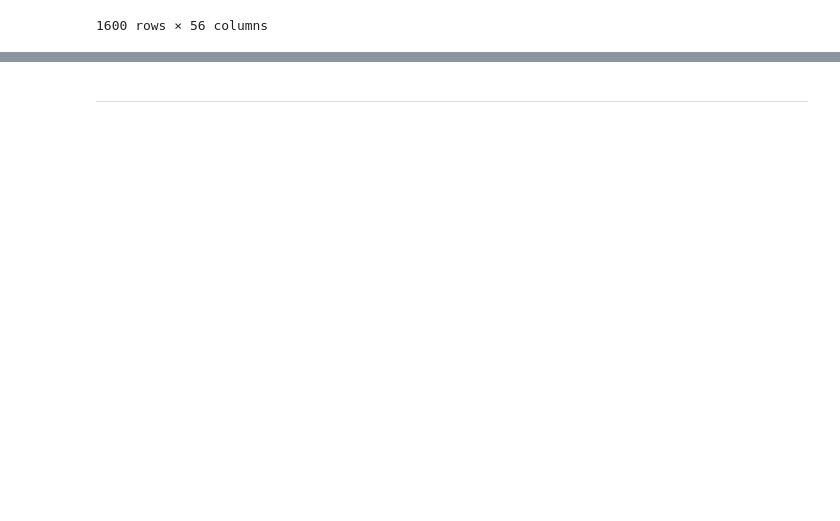
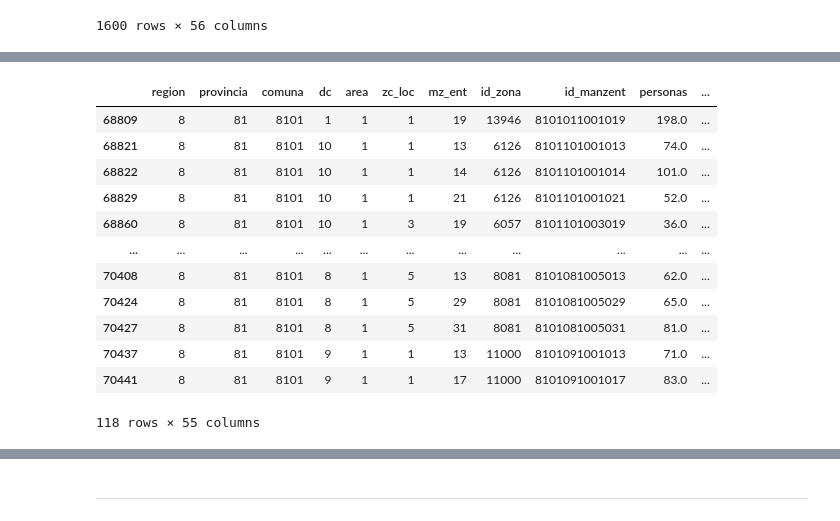
Before and after one commit to zetaso/census-localization, a Jupyter notebook: geolocalize.ipynb, the cells around one changed output, grey strips where cells are left out. Saved outputs shown, nothing was run; the diff lists cells and outputs as text; code cells hidden in the pictures; blank space fills up the shorter version.

```diff
--- a/geolocalize.ipynb
+++ b/geolocalize.ipynb
@@ -443,0 +550,16 @@ manzanas
+# %%
+manzanas[manzanas.edad_0a5 == 4.0]
+# %% [output]
+|  | region | provincia | comuna | dc | area | zc_loc | mz_ent | id_zona | id_manzent | personas | ... |
+| 68809 | 8 | 81 | 8101 | 1 | 1 | 1 | 19 | 13946 | 8101011001019 | 198.0 | ... |
+| 68821 | 8 | 81 | 8101 | 10 | 1 | 1 | 13 | 6126 | 8101101001013 | 74.0 | ... |
+| 68822 | 8 | 81 | 8101 | 10 | 1 | 1 | 14 | 6126 | 8101101001014 | 101.0 | ... |
+| 68829 | 8 | 81 | 8101 | 10 | 1 | 1 | 21 | 6126 | 8101101001021 | 52.0 | ... |
+| 68860 | 8 | 81 | 8101 | 10 | 1 | 3 | 19 | 6057 | 8101101003019 | 36.0 | ... |
+| ... | ... | ... | ... | ... | ... | ... | ... | ... | ... | ... | ... |
+| 70408 | 8 | 81 | 8101 | 8 | 1 | 5 | 13 | 8081 | 8101081005013 | 62.0 | ... |
+| 70424 | 8 | 81 | 8101 | 8 | 1 | 5 | 29 | 8081 | 8101081005029 | 65.0 | ... |
+| 70427 | 8 | 81 | 8101 | 8 | 1 | 5 | 31 | 8081 | 8101081005031 | 81.0 | ... |
+| 70437 | 8 | 81 | 8101 | 9 | 1 | 1 | 13 | 11000 | 8101091001013 | 71.0 | ... |
+| 70441 | 8 | 81 | 8101 | 9 | 1 | 1 | 17 | 11000 | 8101091001017 | 83.0 | ... |
+118 rows × 55 columns
```
Also changed, not shown: parts of 14 cells of this notebook.
